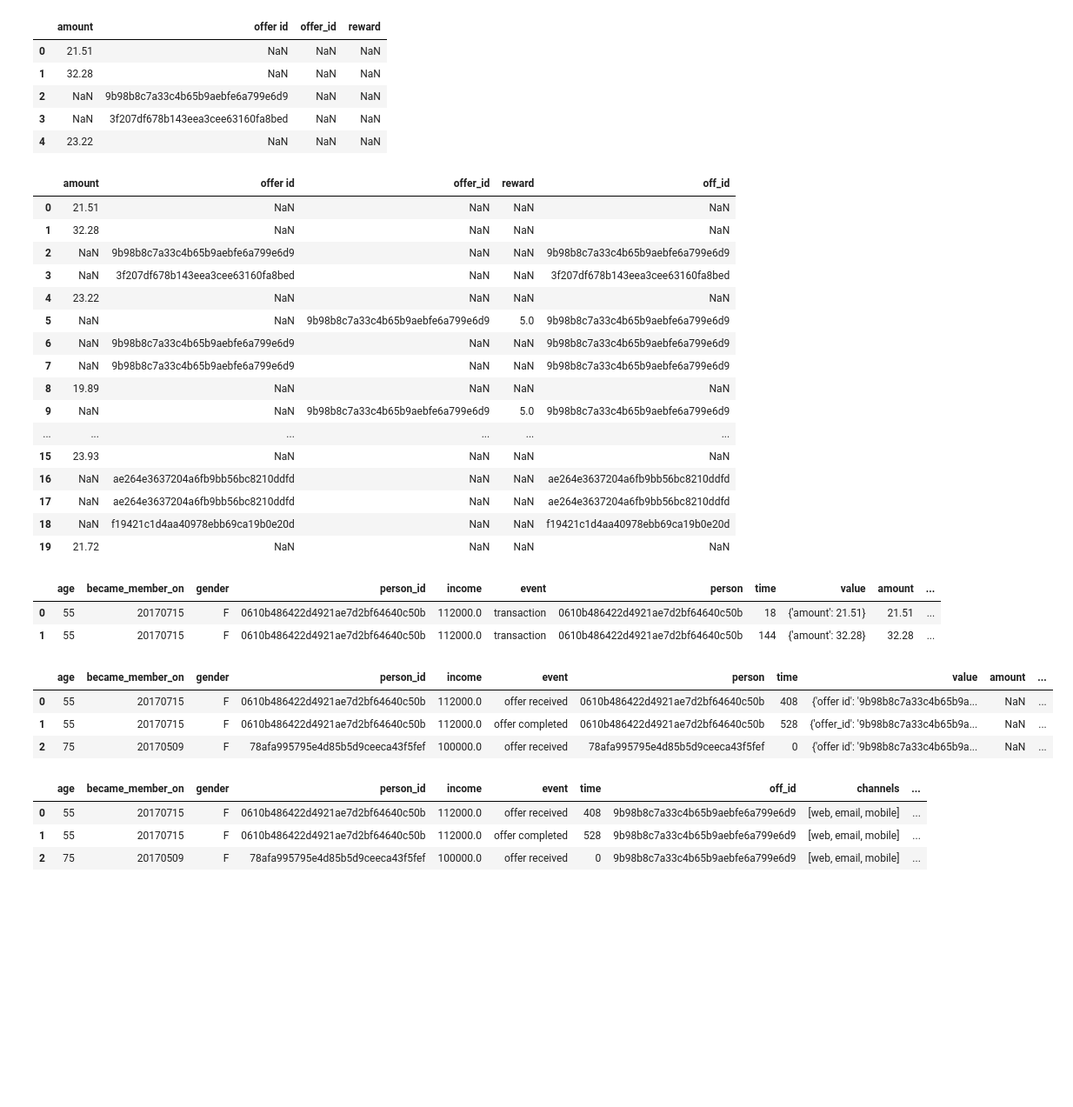
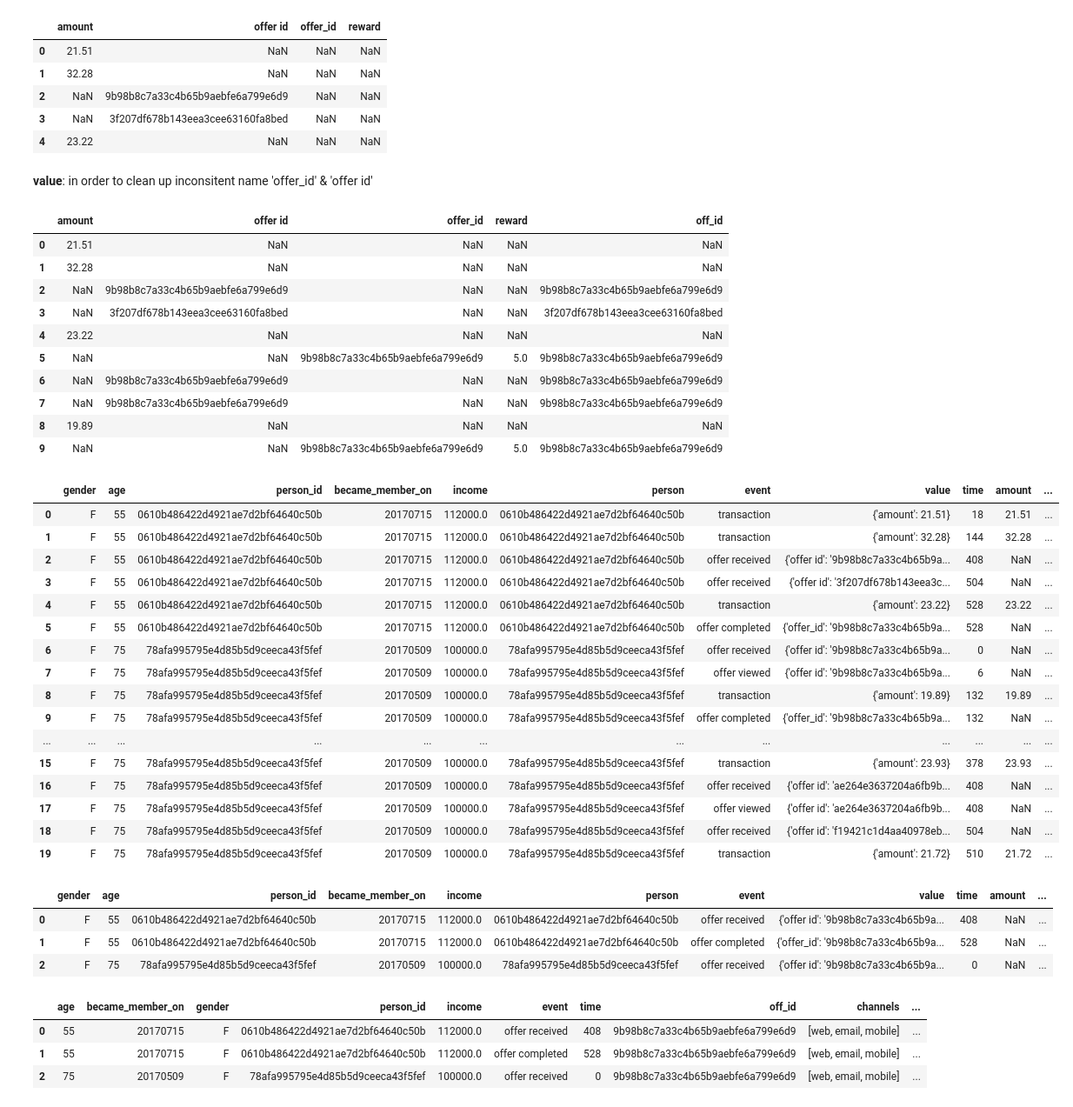
Before and after one commit to schatterjeecs/capst_recomendation, a Jupyter notebook: Starbucks_Capstone_notebook.ipynb, the cells around one changed output. Shown at 87% size. Cells and saved outputs as stored; diff of their text form; code cells hidden in the pictures; blank space fills up the shorter version.

```diff
--- a/Starbucks_Capstone_notebook.ipynb
+++ b/Starbucks_Capstone_notebook.ipynb
@@ -165,5 +167,5 @@ from pandas.io.json import json_normalize
 # %%
-offer_df = json_normalize(combo['value'])
+offer_df = pd.json_normalize(combo['value'])
 # %%
 offer_df.head()
 # %% [output]
@@ -173,10 +175,12 @@ offer_df.head()
 | 2 | NaN | 9b98b8c7a33c4b65b9aebfe6a799e6d9 | NaN | NaN |
 | 3 | NaN | 3f207df678b143eea3cee63160fa8bed | NaN | NaN |
 | 4 | 23.22 | NaN | NaN | NaN |
+# %% [markdown]
+**value**: in order to clean up inconsitent name 'offer_id' & 'offer id'
 # %%
 offer_df['off_id'] = offer_df['offer id'].combine_first(offer_df['offer_id'])
 # %%
-offer_df.head(20)
+offer_df.head(10)
 # %% [output]
 |  | amount | offer id | offer_id | reward | off_id |
 | 0 | 21.51 | NaN | NaN | NaN | NaN |
@@ -189,29 +193,37 @@ offer_df.head(20)
 | 7 | NaN | 9b98b8c7a33c4b65b9aebfe6a799e6d9 | NaN | NaN | 9b98b8c7a33c4b65b9aebfe6a799e6d9 |
 | 8 | 19.89 | NaN | NaN | NaN | NaN |
 | 9 | NaN | NaN | 9b98b8c7a33c4b65b9aebfe6a799e6d9 | 5.0 | 9b98b8c7a33c4b65b9aebfe6a799e6d9 |
-| ... | ... | ... | ... | ... | ... |
-| 15 | 23.93 | NaN | NaN | NaN | NaN |
-| 16 | NaN | ae264e3637204a6fb9bb56bc8210ddfd | NaN | NaN | ae264e3637204a6fb9bb56bc8210ddfd |
-| 17 | NaN | ae264e3637204a6fb9bb56bc8210ddfd | NaN | NaN | ae264e3637204a6fb9bb56bc8210ddfd |
-| 18 | NaN | f19421c1d4aa40978ebb69ca19b0e20d | NaN | NaN | f19421c1d4aa40978ebb69ca19b0e20d |
-| 19 | 21.72 | NaN | NaN | NaN | NaN |
 # %%
 combo_df = pd.concat([combo, offer_df], axis=1)
 # %%
-combo_df.head(2)
+combo_df.head(20)
 # %% [output]
-|  | age | became_member_on | gender | person_id | income | event | person | time | value | amount | ... |
-| 0 | 55 | 20170715 | F | 0610b486422d4921ae7d2bf64640c50b | 112000.0 | transaction | 0610b486422d4921ae7d2bf64640c50b | 18 | {'amount': 21.51} | 21.51 | ... |
-| 1 | 55 | 20170715 | F | 0610b486422d4921ae7d2bf64640c50b | 112000.0 | transaction | 0610b486422d4921ae7d2bf64640c50b | 144 | {'amount': 32.28} | 32.28 | ... |
+|  | gender | age | person_id | became_member_on | income | person | event | value | time | amount | ... |
+| 0 | F | 55 | 0610b486422d4921ae7d2bf64640c50b | 20170715 | 112000.0 | 0610b486422d4921ae7d2bf64640c50b | transaction | {'amount': 21.51} | 18 | 21.51 | ... |
+| 1 | F | 55 | 0610b486422d4921ae7d2bf64640c50b | 20170715 | 112000.0 | 0610b486422d4921ae7d2bf64640c50b | transaction | {'amount': 32.28} | 144 | 32.28 | ... |
+| 2 | F | 55 | 0610b486422d4921ae7d2bf64640c50b | 20170715 | 112000.0 | 0610b486422d4921ae7d2bf64640c50b | offer received | {'offer id': '9b98b8c7a33c4b65b9a... | 408 | NaN | ... |
+| 3 | F | 55 | 0610b486422d4921ae7d2bf64640c50b | 20170715 | 112000.0 | 0610b486422d4921ae7d2bf64640c50b | offer received | {'offer id': '3f207df678b143eea3c... | 504 | NaN | ... |
+| 4 | F | 55 | 0610b486422d4921ae7d2bf64640c50b | 20170715 | 112000.0 | 0610b486422d4921ae7d2bf64640c50b | transaction | {'amount': 23.22} | 528 | 23.22 | ... |
+| 5 | F | 55 | 0610b486422d4921ae7d2bf64640c50b | 20170715 | 112000.0 | 0610b486422d4921ae7d2bf64640c50b | offer completed | {'offer_id': '9b98b8c7a33c4b65b9a... | 528 | NaN | ... |
+| 6 | F | 75 | 78afa995795e4d85b5d9ceeca43f5fef | 20170509 | 100000.0 | 78afa995795e4d85b5d9ceeca43f5fef | offer received | {'offer id': '9b98b8c7a33c4b65b9a... | 0 | NaN | ... |
+| 7 | F | 75 | 78afa995795e4d85b5d9ceeca43f5fef | 20170509 | 100000.0 | 78afa995795e4d85b5d9ceeca43f5fef | offer viewed | {'offer id': '9b98b8c7a33c4b65b9a... | 6 | NaN | ... |
+| 8 | F | 75 | 78afa995795e4d85b5d9ceeca43f5fef | 20170509 | 100000.0 | 78afa995795e4d85b5d9ceeca43f5fef | transaction | {'amount': 19.89} | 132 | 19.89 | ... |
+| 9 | F | 75 | 78afa995795e4d85b5d9ceeca43f5fef | 20170509 | 100000.0 | 78afa995795e4d85b5d9ceeca43f5fef | offer completed | {'offer_id': '9b98b8c7a33c4b65b9a... | 132 | NaN | ... |
+| ... | ... | ... | ... | ... | ... | ... | ... | ... | ... | ... | ... |
+| 15 | F | 75 | 78afa995795e4d85b5d9ceeca43f5fef | 20170509 | 100000.0 | 78afa995795e4d85b5d9ceeca43f5fef | transaction | {'amount': 23.93} | 378 | 23.93 | ... |
+| 16 | F | 75 | 78afa995795e4d85b5d9ceeca43f5fef | 20170509 | 100000.0 | 78afa995795e4d85b5d9ceeca43f5fef | offer received | {'offer id': 'ae264e3637204a6fb9b... | 408 | NaN | ... |
+| 17 | F | 75 | 78afa995795e4d85b5d9ceeca43f5fef | 20170509 | 100000.0 | 78afa995795e4d85b5d9ceeca43f5fef | offer viewed | {'offer id': 'ae264e3637204a6fb9b... | 408 | NaN | ... |
+| 18 | F | 75 | 78afa995795e4d85b5d9ceeca43f5fef | 20170509 | 100000.0 | 78afa995795e4d85b5d9ceeca43f5fef | offer received | {'offer id': 'f19421c1d4aa40978eb... | 504 | NaN | ... |
+| 19 | F | 75 | 78afa995795e4d85b5d9ceeca43f5fef | 20170509 | 100000.0 | 78afa995795e4d85b5d9ceeca43f5fef | transaction | {'amount': 21.72} | 510 | 21.72 | ... |
 # %%
 df_offer_final = pd.merge(combo_df, portfolio, how='inner', left_on=['off_id'], right_on=['id']).rename(columns={'reward_y': 'reward'})
 # %%
 df_offer_final.head(3)
 # %% [output]
-|  | age | became_member_on | gender | person_id | income | event | person | time | value | amount | ... |
-| 0 | 55 | 20170715 | F | 0610b486422d4921ae7d2bf64640c50b | 112000.0 | offer received | 0610b486422d4921ae7d2bf64640c50b | 408 | {'offer id': '9b98b8c7a33c4b65b9a... | NaN | ... |
-| 1 | 55 | 20170715 | F | 0610b486422d4921ae7d2bf64640c50b | 112000.0 | offer completed | 0610b486422d4921ae7d2bf64640c50b | 528 | {'offer_id': '9b98b8c7a33c4b65b9a... | NaN | ... |
-| 2 | 75 | 20170509 | F | 78afa995795e4d85b5d9ceeca43f5fef | 100000.0 | offer received | 78afa995795e4d85b5d9ceeca43f5fef | 0 | {'offer id': '9b98b8c7a33c4b65b9a... | NaN | ... |
+|  | gender | age | person_id | became_member_on | income | person | event | value | time | amount | ... |
+| 0 | F | 55 | 0610b486422d4921ae7d2bf64640c50b | 20170715 | 112000.0 | 0610b486422d4921ae7d2bf64640c50b | offer received | {'offer id': '9b98b8c7a33c4b65b9a... | 408 | NaN | ... |
+| 1 | F | 55 | 0610b486422d4921ae7d2bf64640c50b | 20170715 | 112000.0 | 0610b486422d4921ae7d2bf64640c50b | offer completed | {'offer_id': '9b98b8c7a33c4b65b9a... | 528 | NaN | ... |
+| 2 | F | 75 | 78afa995795e4d85b5d9ceeca43f5fef | 20170509 | 100000.0 | 78afa995795e4d85b5d9ceeca43f5fef | offer received | {'offer id': '9b98b8c7a33c4b65b9a... | 0 | NaN | ... |
 # %%
 df_offer_final = df_offer_final[['age', 'became_member_on', 'gender',
                                  'person_id', 'income', 'event', 'time', 'off_id', 'channels',
```
Also changed, not shown: parts of 49 cells of this notebook.
